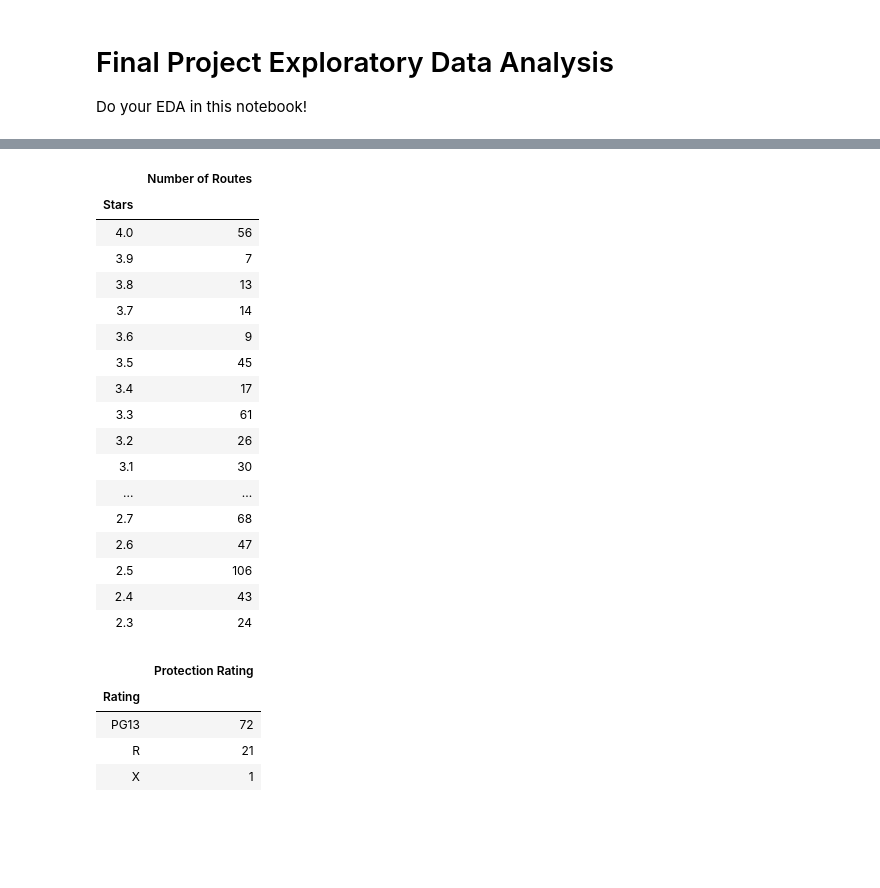
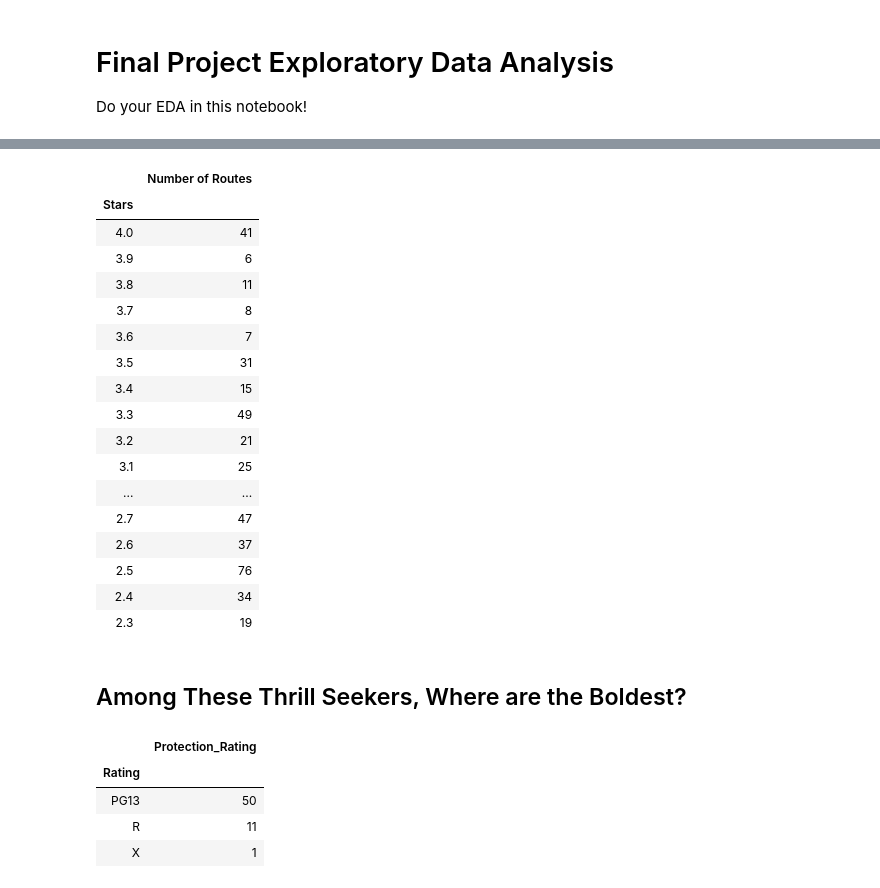
Before and after one commit to andrew2code/multi_pitch, a Jupyter notebook: eda.ipynb, the cells around one changed output, grey strips where cells are left out. Saved outputs shown, nothing was run; the diff lists cells and outputs as text; code cells hidden in the pictures; blank space fills up the shorter version.

```diff
--- a/eda.ipynb
+++ b/eda.ipynb
@@ -7,4 +13,4 @@ import pandas as pd
 # print(f'I am using {pd.__name__} Version: {pd.__version__}.')
 # print(f'It is installed at: {pd.__path__}')
 # %%
-climbing = pd.read_csv('data/data8.csv')
+raw = pd.read_csv('data/sport.csv')
@@ -31,5 +73,6 @@ climbing.head()
 # %%
 cols = list(climbing.columns.values)
-climbing = climbing[[cols[0]]  +cols[2:20] + [cols[1]]]
-climbing.head(5)
+sport = climbing[[cols[0]]  +  cols[1:20] ]
+sport.head(5)
+# KEEP THIS FOR FINAL PROJECT
 # %% [output]
@@ -136,26 +299,26 @@ climbing_class
 # %%
-stars = pd.DataFrame(climbing['Avg Stars'].value_counts())
+stars = pd.DataFrame(climbing['Avg_Stars'].value_counts())
 stars.index.name = 'Stars'
 stars.columns=['Number of Routes']
 stars.sort_values('Stars', ascending=False, inplace=True)
 stars
 # i want to figure out how to ascending by the (is it called index?) left most column
 # %% [output]
 |  | Number of Routes |
 | Stars |  |
-| 4.0 | 56 |
-| 3.9 | 7 |
-| 3.8 | 13 |
-| 3.7 | 14 |
-| 3.6 | 9 |
-| 3.5 | 45 |
-| 3.4 | 17 |
-| 3.3 | 61 |
-| 3.2 | 26 |
-| 3.1 | 30 |
+| 4.0 | 41 |
+| 3.9 | 6 |
+| 3.8 | 11 |
+| 3.7 | 8 |
+| 3.6 | 7 |
+| 3.5 | 31 |
+| 3.4 | 15 |
+| 3.3 | 49 |
+| 3.2 | 21 |
+| 3.1 | 25 |
 | ... | ... |
-| 2.7 | 68 |
-| 2.6 | 47 |
-| 2.5 | 106 |
-| 2.4 | 43 |
-| 2.3 | 24 |
+| 2.7 | 47 |
+| 2.6 | 37 |
+| 2.5 | 76 |
+| 2.4 | 34 |
+| 2.3 | 19 |
@@ -162,11 +327,13 @@ stars
+# %% [markdown]
+## Among These Thrill Seekers, Where are the Boldest?
 # %%
-protection = pd.DataFrame(climbing['Protection Rating'].value_counts())
+protection = pd.DataFrame(climbing['Protection_Rating'].value_counts())
 protection.index.name = "Rating"
 protection
 #i want to graph this also. not a pie chart.
 # %% [output]
-|  | Protection Rating |
+|  | Protection_Rating |
 | Rating |  |
-| PG13 | 72 |
-| R | 21 |
+| PG13 | 50 |
+| R | 11 |
 | X | 1 |
```
Also changed, not shown: parts of 47 cells of this notebook, 3 other files.
